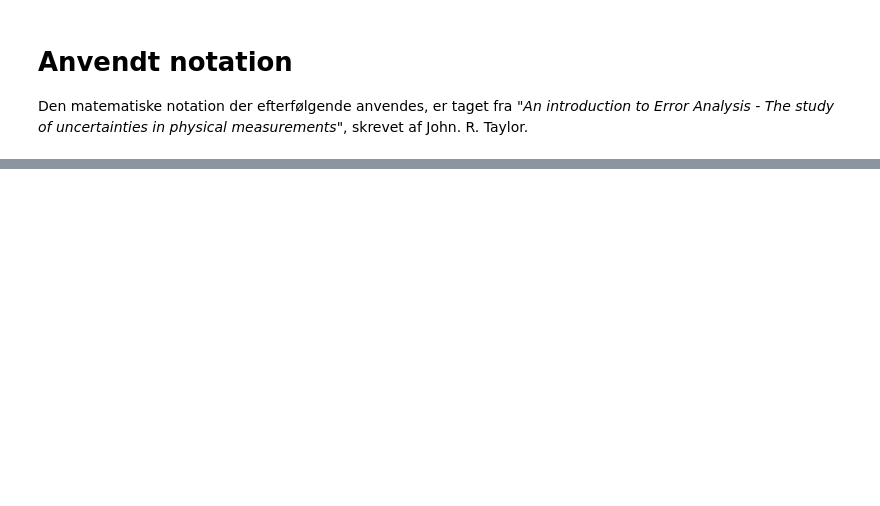
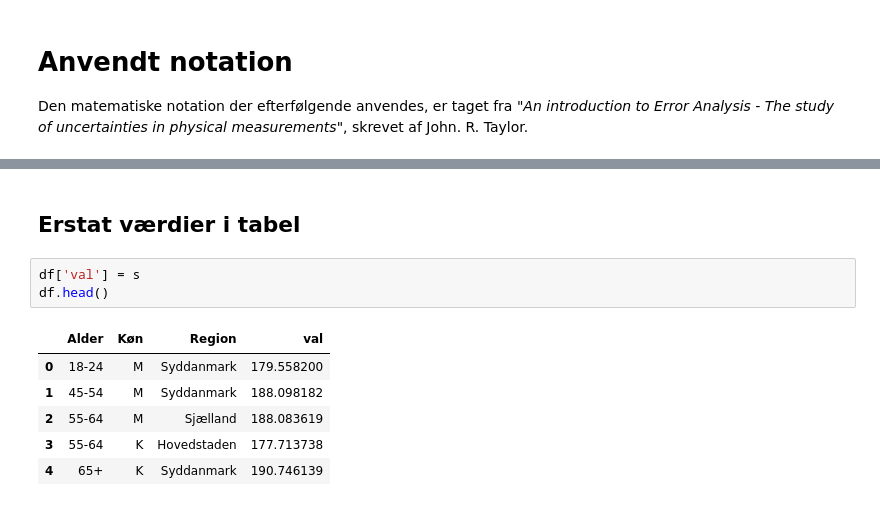
Before and after one commit to tlinnet/winpython, a Jupyter notebook: sampling_simulering.ipynb, the cells around one changed output, grey strips where cells are left out. Cells and saved outputs as stored; diff of their text form; blank space fills up the shorter version.

```diff
--- a/sampling_simulering.ipynb
+++ b/sampling_simulering.ipynb
@@ -55,0 +95,12 @@ $$
+# %% [markdown]
+## Erstat værdier i tabel
+# %%
+df['val'] = s
+df.head()
+# %% [output]
+|  | Alder | Køn | Region | val |
+| 0 | 18-24 | M | Syddanmark | 179.558200 |
+| 1 | 45-54 | M | Syddanmark | 188.098182 |
+| 2 | 55-64 | M | Sjælland | 188.083619 |
+| 3 | 55-64 | K | Hovedstaden | 177.713738 |
+| 4 | 65+ | K | Syddanmark | 190.746139 |
```
Also changed, not shown: parts of 12 cells of this notebook, 2 other files.
